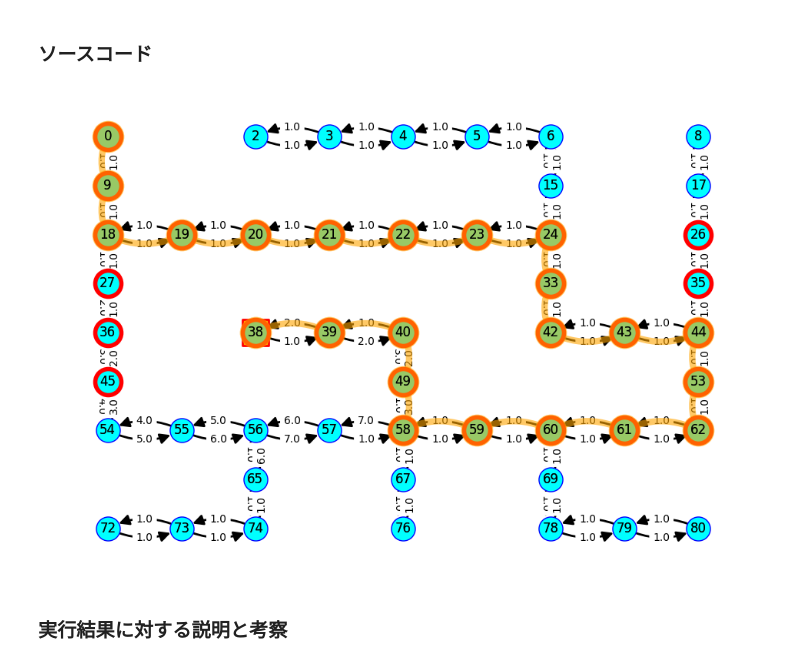
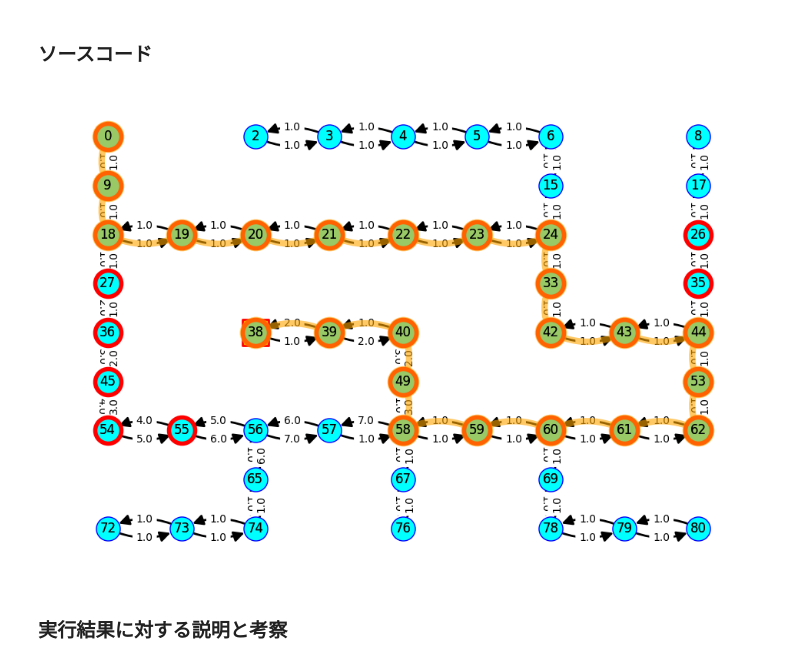
Before and after one commit to soyaOHNO/exp-b, a Jupyter notebook: ai/Report_AI-2_09B23523.ipynb, the cells around one changed output. Cells and saved outputs as stored; diff of their text form; code cells hidden in the pictures.

```diff
--- a/ai/Report_AI-2_09B23523.ipynb
+++ b/ai/Report_AI-2_09B23523.ipynb
@@ -1340,16 +1340,16 @@ def pos_to_mat(val):
 #     return math.sqrt((ax - bx)**2 + (ay - by)**2)
 
 # マンハッタン距離＋bias ver1
-# def heuristic_func(node_a, node_b):
+def heuristic_func(node_a, node_b):
+    ax, ay = pos_to_mat(node_a)
+    bx, by = pos_to_mat(node_b)
+    return abs(ax - bx) + abs(ay - by)**3
+
+# マンハッタン距離＋bias ver2
+# def heuristic_func(node_a, node_b, cost):
 #     ax, ay = pos_to_mat(node_a)
 #     bx, by = pos_to_mat(node_b)
-#     return abs(ax - bx) + abs(ay - by)**3
-
-# マンハッタン距離＋bias ver2
-def heuristic_func(node_a, node_b, cost):
-    ax, ay = pos_to_mat(node_a)
-    bx, by = pos_to_mat(node_b)
-    return abs(ax - bx) + abs(ay - by)**3 + cost**1.5
+#     return abs(ax - bx) + abs(ay - by)**3 + cost**1.5
 
 # ユークリッド距離＋指数
 # def heuristic_func(node_a, node_b):
@@ -1370,7 +1370,7 @@ def heuristic_func(node_a, node_b, cost):
 def Astar(graph_edgedict, graph_target, graph_start):
     open_list = []
     heapq.heapify(open_list)
-    heapq.heappush(open_list, Astate(graph_start, cost=0, eval_score = heuristic_func(graph_start, graph_target, 0), parent_id=-1))
+    heapq.heappush(open_list, Astate(graph_start, cost=0, eval_score = heuristic_func(graph_start, graph_target), parent_id=-1))
     closed_list = dict()
 
     loop_count = 0
@@ -1390,7 +1390,7 @@ def Astar(graph_edgedict, graph_target, graph_start):
 
         for _dst_id, _weight in candidate_state_nodes:
             g_new = cur_state.cost + _weight
-            h_new = heuristic_func(_dst_id, graph_target, _weight)
+            h_new = heuristic_func(_dst_id, graph_target)
             candidate_state = Astate(
                 id=_dst_id,
                 cost=g_new,
@@ -1441,18 +1441,18 @@ def A_backtrack(closed_list, graph_target, graph_start):
 # %%
 # DEBUG
 graph_start = 0
 closed_list = Astar(maze.graph_edgedict, maze.graph_target, graph_start)
-route, total_cost = backtrack(closed_list, maze.graph_target, graph_start)
+route, total_cost = A_backtrack(closed_list, maze.graph_target, graph_start)
 
 # Draw the Graph
 fig2, ax2 = plt.subplots(1, 1, figsize=(12, 8), num=2, clear=True)
 
 maze.draw_graph(highlight_path=route, closed_list=closed_list,
         show_weight=True, ax=ax2, nscale=0.5)
 
 plt.show()
 # %% [output]
-[figure, old version]
+[figure, new version]
 # %% [markdown]
 ### 実行結果に対する説明と考察
 # %% [markdown]
```
Also changed, not shown: 1 other file.
